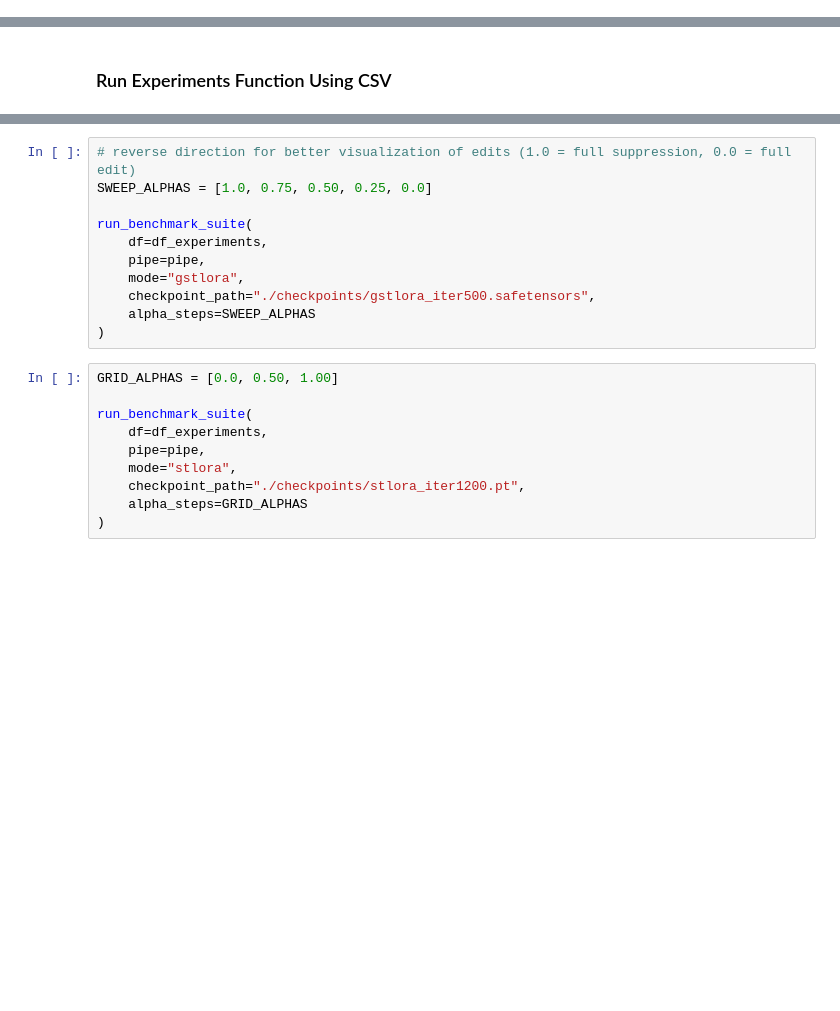
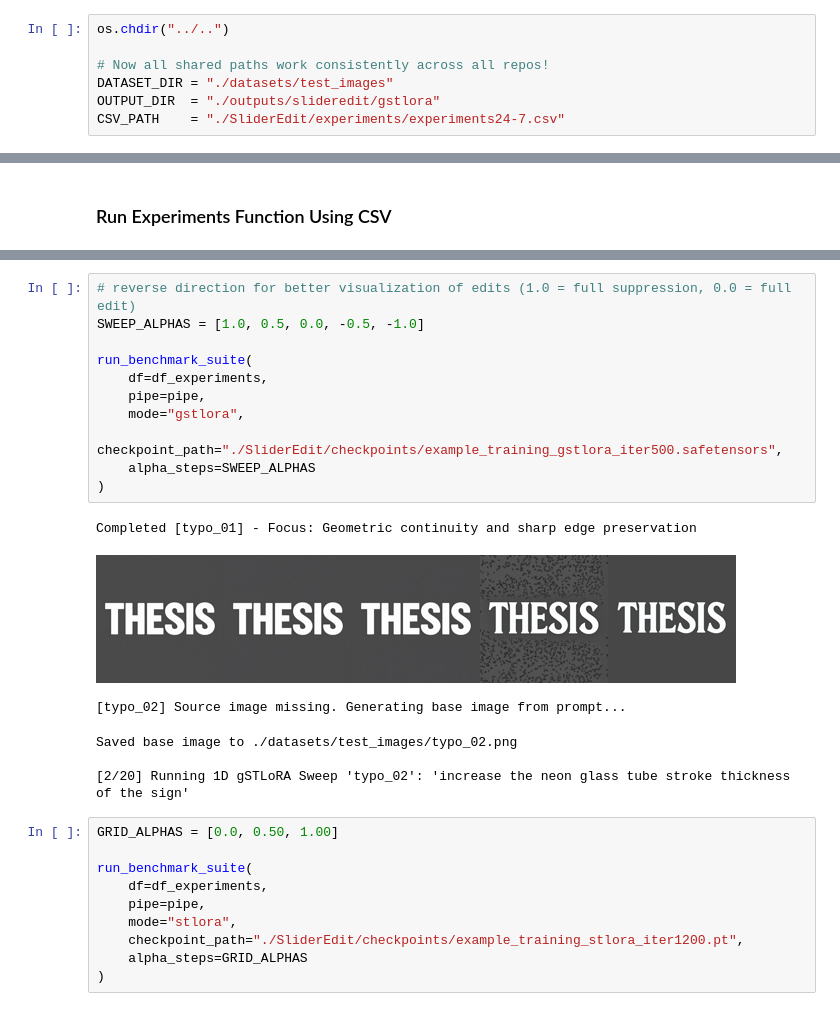
Before and after one commit to HectorOik/SliderEdit, a Jupyter notebook: experiments/experiments24-7.ipynb, the cells around one changed output, grey strips where cells are left out. Drawn from its saved outputs; the diff is of its cells as text; blank space fills up the shorter version.

Commit message:
edited slideredit continuity benchmark notebook and csv with test cases

```diff
--- a/experiments/experiments24-7.ipynb
+++ b/experiments/experiments24-7.ipynb
@@ -25,0 +14,7 @@ Device Name: NVIDIA GeForce RTX 5060 Laptop GPU
+# %%
+os.chdir("../..")
+
+# Now all shared paths work consistently across all repos!
+DATASET_DIR = "./datasets/test_images"
+OUTPUT_DIR  = "./outputs/slideredit/gstlora"
+CSV_PATH    = "./SliderEdit/experiments/experiments24-7.csv"
@@ -230,15 +272,22 @@ def run_benchmark_suite(
     print("\nBenchmark Run Complete!")
 # %%
 # reverse direction for better visualization of edits (1.0 = full suppression, 0.0 = full edit)
-SWEEP_ALPHAS = [1.0, 0.75, 0.50, 0.25, 0.0]
+SWEEP_ALPHAS = [1.0, 0.5, 0.0, -0.5, -1.0]
 
 run_benchmark_suite(
     df=df_experiments,
     pipe=pipe,
     mode="gstlora",
-    checkpoint_path="./checkpoints/gstlora_iter500.safetensors",
+    checkpoint_path="./SliderEdit/checkpoints/example_training_gstlora_iter500.safetensors",
     alpha_steps=SWEEP_ALPHAS
 )
+# %% [output]
+Completed [typo_01] - Focus: Geometric continuity and sharp edge preservation
+[figure, added]
+[typo_02] Source image missing. Generating base image from prompt...
+Saved base image to ./datasets/test_images/typo_02.png
+
+[2/20] Running 1D gSTLoRA Sweep 'typo_02': 'increase the neon glass tube stroke thickness of the sign'
 # %%
 GRID_ALPHAS = [0.0, 0.50, 1.00]
 
@@ -246,6 +295,6 @@ run_benchmark_suite(
     df=df_experiments,
     pipe=pipe,
     mode="stlora",
-    checkpoint_path="./checkpoints/stlora_iter1200.pt",
+    checkpoint_path="./SliderEdit/checkpoints/example_training_stlora_iter1200.pt",
     alpha_steps=GRID_ALPHAS
 )
```
Also changed, not shown: parts of 5 cells of this notebook, 1 other file.
